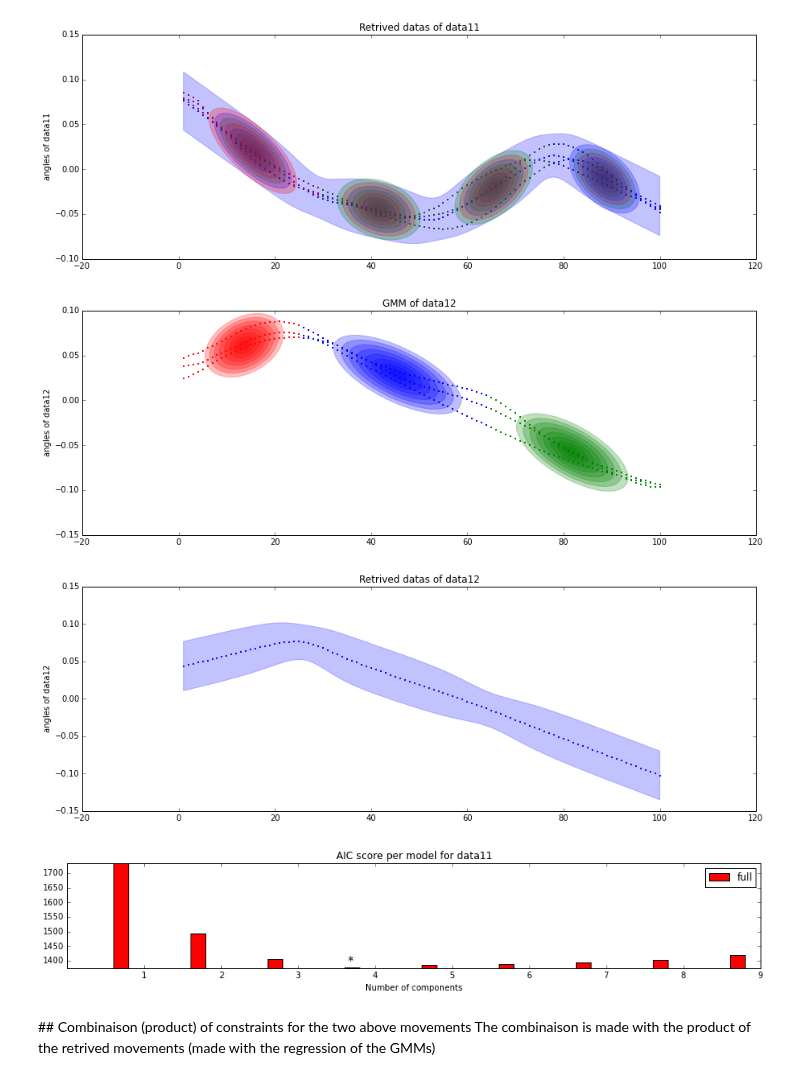
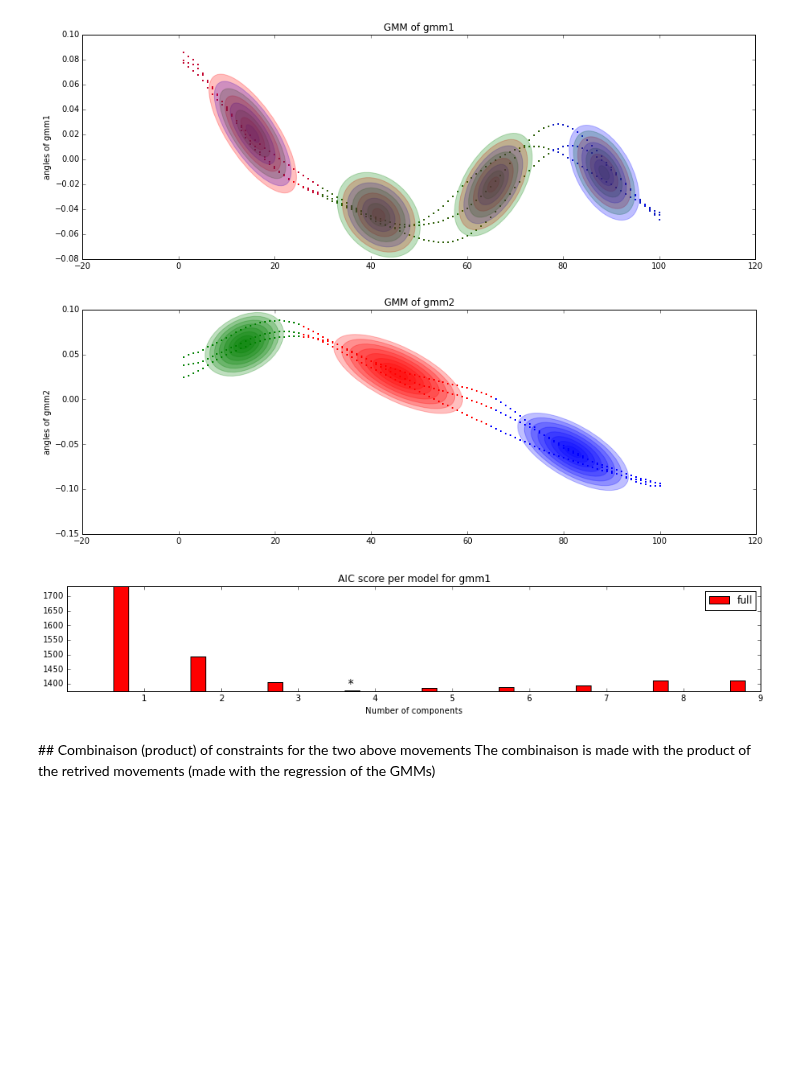
Before and after one commit to show0k/gmm-lbd, a Jupyter notebook: notebooks/calinon_tests.ipynb, the cells around one changed output. Cells and saved outputs as stored; diff of their text form; code cells hidden in the pictures; blank space fills up the shorter version.

```diff
--- a/notebooks/calinon_tests.ipynb
+++ b/notebooks/calinon_tests.ipynb
@@ -26,25 +27,24 @@ data3_b = loadmat('records/data3_b.mat')['Data2'].transpose()
 # %%
 manager = GmmManager(n_components_range=range(1,10))
 x = np.linspace(min(data1[:,0]), max(data1[:,0]), 500)
 
-manager.add_dataset(data1[:,[0,1]],name='data11')
+manager.add_dataset(data1[:,[0,1]],name='gmm1')
 #manager.add_dataset(data1,name='data11')
 
-manager.add_dataset(data1[:,[0,2]],name='data12')
+manager.add_dataset(data1[:,[0,2]],name='gmm2')
 
-ax =manager.plot_ellipses_and_samples('data11')
-manager.plot_regression('data11', ax)
+ax =manager.plot_ellipses_and_samples('gmm1')
+#manager.plot_regression('data11', ax)
 
 
-ax2 = manager.plot_ellipses_and_samples('data12')
-manager.plot_regression('data12')
+ax2 = manager.plot_ellipses_and_samples('gmm2')
+#manager.plot_regression('data12')
 
-manager.plot_bics('data11')
+manager.plot_bics('gmm1')
 # %% [output]
-[figure, old version]
+[figure, new version]
-[figure, old version]
+[figure, new version]
-[figure, old version]
+[figure, new version]
-[figure, removed]
 # %% [markdown]
 ## Combinaison (product) of constraints for the two above movements
 The combinaison is made with the product of the retrived movements (made with the regression of the GMMs)
```
Also changed, not shown: parts of 7 cells of this notebook, 6 other files.
